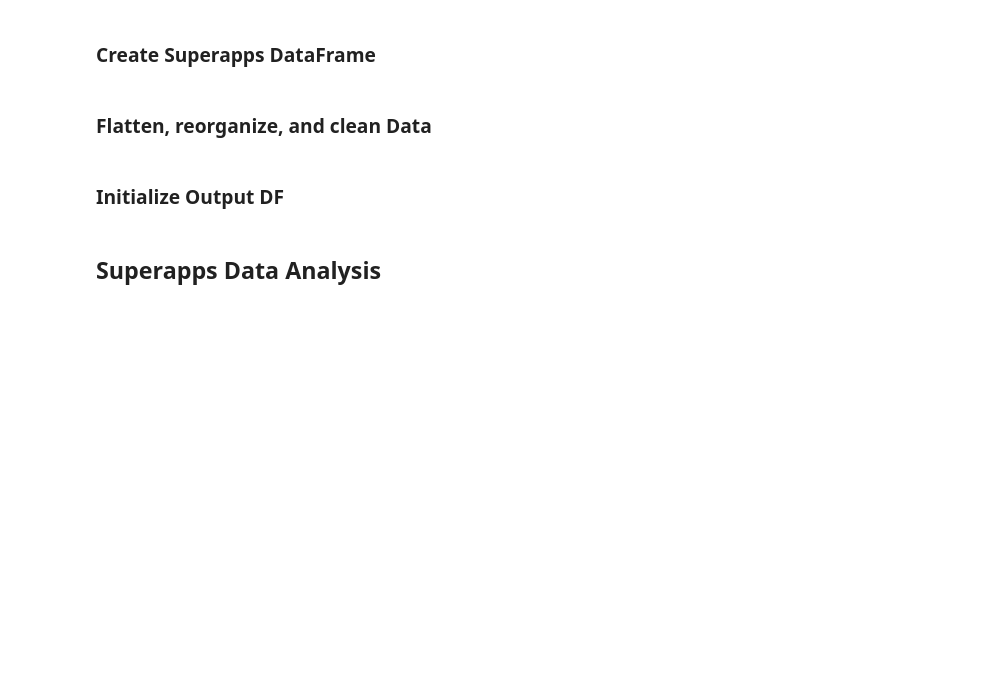
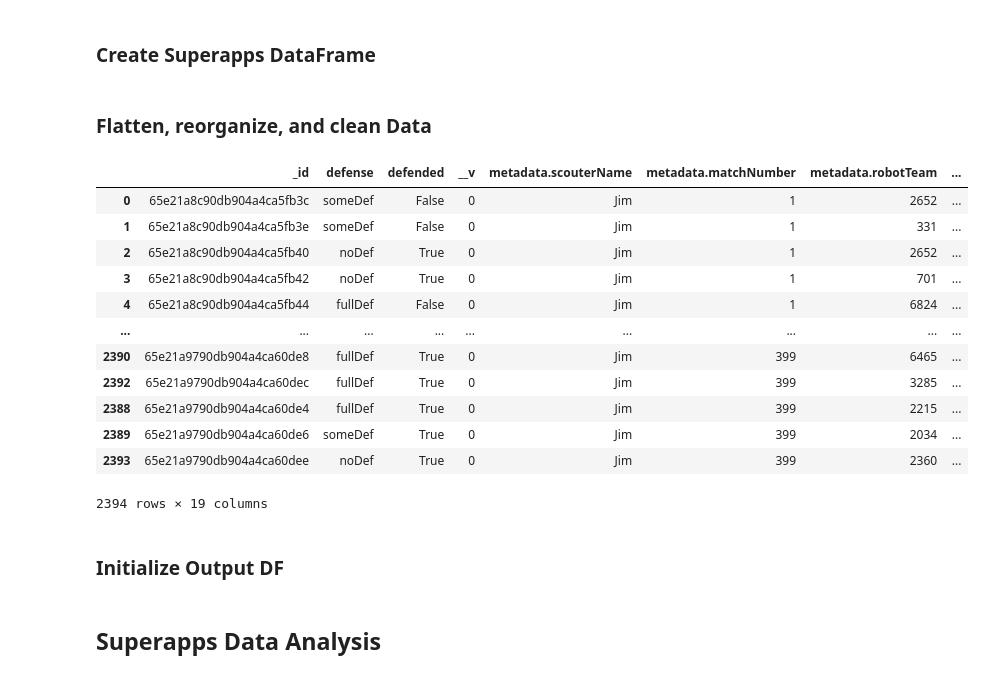
Before and after one commit to 4201VitruvianBots/scouting-app-2024, a Jupyter notebook: data-analysis/dataAnalysis.ipynb, the cells around one changed output. Cells and saved outputs as stored; diff of their text form; code cells hidden in the pictures; blank space fills up the shorter version.

```diff
--- a/data-analysis/dataAnalysis.ipynb
+++ b/data-analysis/dataAnalysis.ipynb
@@ -253,12 +244,27 @@ matchapps_output_df.to_json("../server/static/analyzed_data.json", orient='recor
 ### Create Superapps DataFrame
 # %%
 superapps_collection = db["superapps"]
-superapps_df = pd.superapps_collection.find()
+superapps_df = superapps_collection.find()
 # %% [markdown]
 ### Flatten, reorganize, and clean Data
 # %%
 superapps_df = pd.json_normalize(superapps_df)
 superapps_df.sort_values("metadata.matchNumber", inplace=True)
+superapps_df
+# %% [output]
+|  | _id | defense | defended | __v | metadata.scouterName | metadata.matchNumber | metadata.robotTeam | ... |
+| 0 | 65e21a8c90db904a4ca5fb3c | someDef | False | 0 | Jim | 1 | 2652 | ... |
+| 1 | 65e21a8c90db904a4ca5fb3e | someDef | False | 0 | Jim | 1 | 331 | ... |
+| 2 | 65e21a8c90db904a4ca5fb40 | noDef | True | 0 | Jim | 1 | 2652 | ... |
+| 3 | 65e21a8c90db904a4ca5fb42 | noDef | True | 0 | Jim | 1 | 701 | ... |
+| 4 | 65e21a8c90db904a4ca5fb44 | fullDef | False | 0 | Jim | 1 | 6824 | ... |
+| ... | ... | ... | ... | ... | ... | ... | ... | ... |
+| 2390 | 65e21a9790db904a4ca60de8 | fullDef | True | 0 | Jim | 399 | 6465 | ... |
+| 2392 | 65e21a9790db904a4ca60dec | fullDef | True | 0 | Jim | 399 | 3285 | ... |
+| 2388 | 65e21a9790db904a4ca60de4 | fullDef | True | 0 | Jim | 399 | 2215 | ... |
+| 2389 | 65e21a9790db904a4ca60de6 | someDef | True | 0 | Jim | 399 | 2034 | ... |
+| 2393 | 65e21a9790db904a4ca60dee | noDef | True | 0 | Jim | 399 | 2360 | ... |
+2394 rows × 19 columns
 # %% [markdown]
 ### Initialize Output DF
 # %%
```
Also changed, not shown: parts of 14 cells of this notebook.
